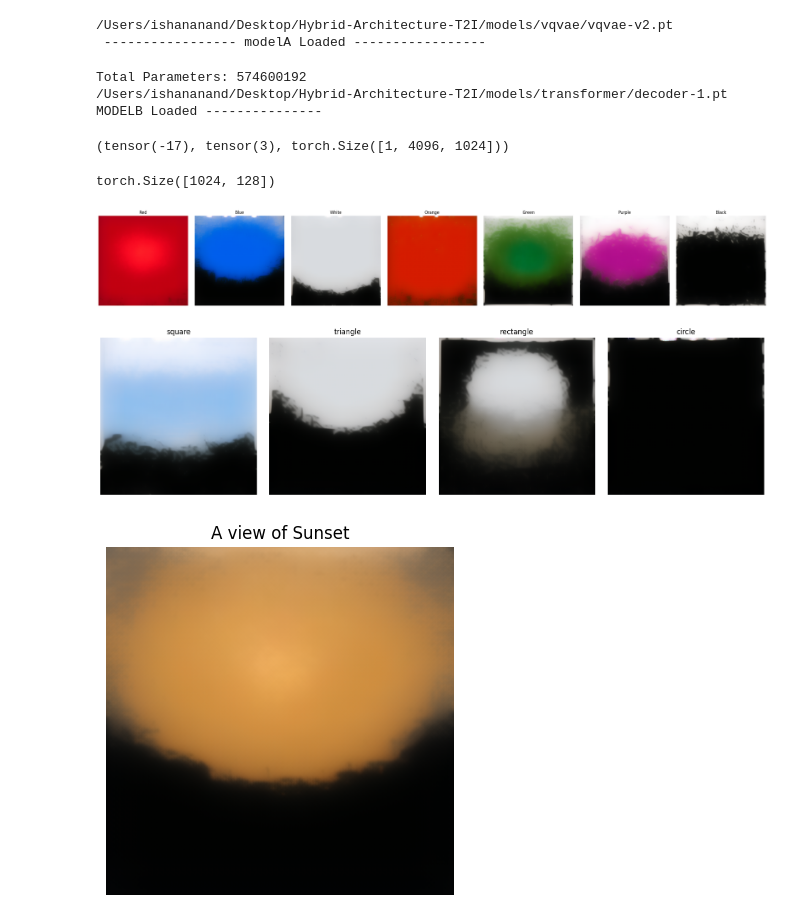
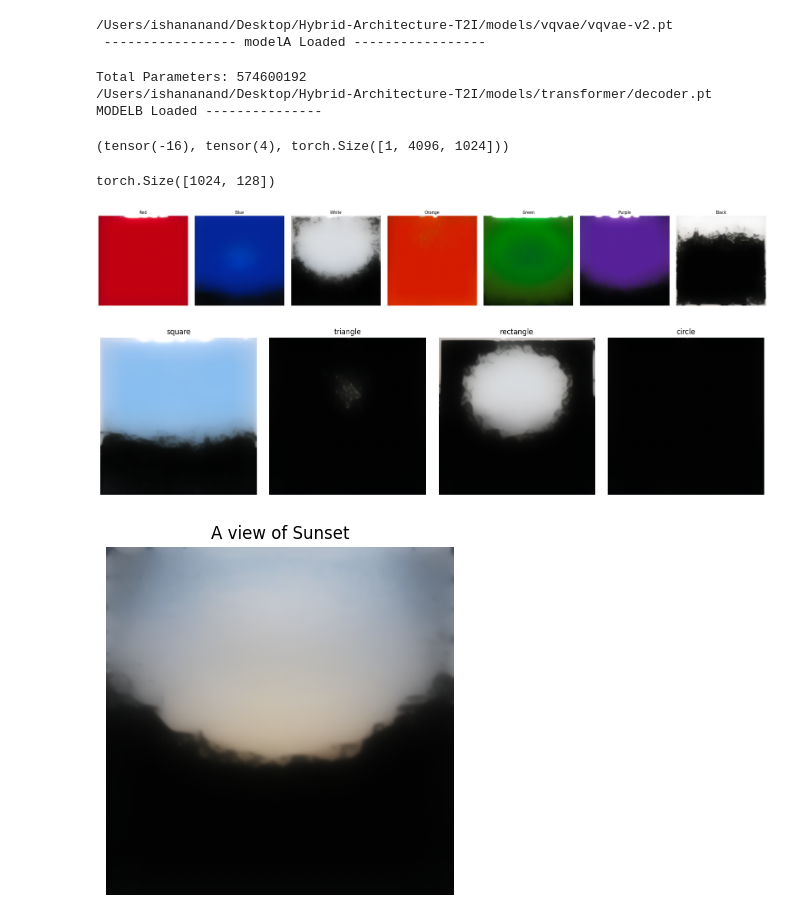
Before and after one commit to Ishushan02/Hybrid-Architecture-T2I, a Jupyter notebook: 10_ModelBTest.ipynb, the cells around one changed output. Saved outputs shown, nothing was run; the diff lists cells and outputs as text; code cells hidden in the pictures.

```diff
--- a/10_ModelBTest.ipynb
+++ b/10_ModelBTest.ipynb
@@ -393,7 +393,7 @@ class TextToImageLatentModel(nn.Module):
 # out = t2iM(x)
 # out.shape
 # %%
-
+CODEBOOKDIM = 1024
 class NLayerT2I(nn.Module):
 
     def __init__(self, embedDimension = 2048, textEmbed = 768,  numHeads = 16, outDimension = 4096, nBlocks = 6):
@@ -542,7 +542,7 @@ print(f"Total Parameters: {sum(p.numel() for p in modelB.parameters() if p.requi
 
 start_epoch = 0
 baseDir = os.getcwd()#os.path.dirname(__file__)
-checkpoint_path = os.path.join(baseDir, "models/transformer", "decoder-1.pt")
+checkpoint_path = os.path.join(baseDir, "models/transformer", "decoder.pt")
 print(checkpoint_path)
 
 if os.path.exists(checkpoint_path):
@@ -557,7 +557,7 @@ else:
     print("Loading pretrained model...")
 # %% [output]
 Total Parameters: 574600192
-/Users/ishananand/Desktop/Hybrid-Architecture-T2I/models/transformer/decoder-1.pt
+/Users/ishananand/Desktop/Hybrid-Architecture-T2I/models/transformer/decoder.pt
 MODELB Loaded ---------------
 # %%
 captions = "A person walking on the Road"
@@ -572,7 +572,7 @@ out = output.round().long()
 # %%
 out.min(), out.max(), out.shape
 # %% [output]
-(tensor(-17), tensor(3), torch.Size([1, 4096, 1024]))
+(tensor(-16), tensor(4), torch.Size([1, 4096, 1024]))
 # %%
 cbk = modelA.vector_quantize.codebook.weight
 cbk.shape
@@ -619,16 +619,16 @@ def generateImage(captions, modelA, modelB, imageName = "generatedImage"):
     plt.show()
 # %%
 caption = ["Red", "Blue", "White", "Orange", "Green", "Purple", "Black"]
-generateImage(caption, modelA, modelB, "generated-e5")
+generateImage(caption, modelA, modelB, "generated-e7")
 # %% [output]
-[figure, old version]
+[figure, new version]
 # %%
 caption = ["square", "triangle", "rectangle", "circle"]
-generateImage(caption, modelA, modelB, "shape-e5")
+generateImage(caption, modelA, modelB, "shape-e7")
 # %% [output]
-[figure, old version]
+[figure, new version]
 # %%
 caption = ["A view of Sunset"]
-generateImage(caption, modelA, modelB, "scenary-e5")
+generateImage(caption, modelA, modelB, "scenary-e7")
 # %% [output]
-[figure, old version]
+[figure, new version]
```
